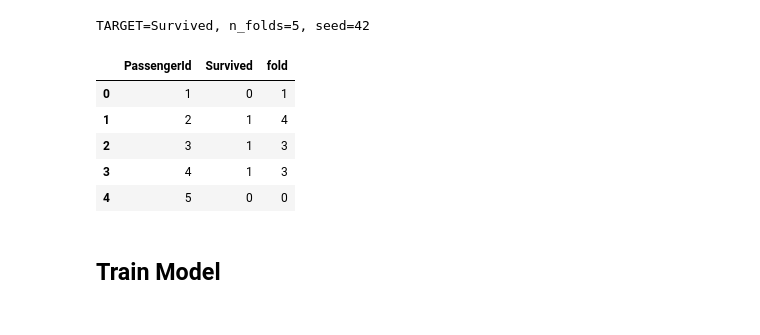
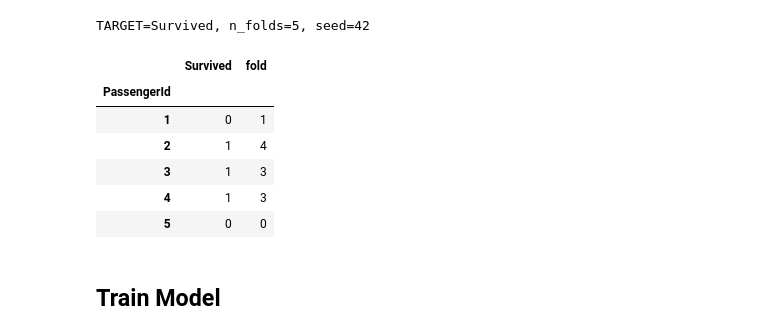
Before and after one commit to melling/ml-kaggle-titanic, a Jupyter notebook: titanic-xgb-lgbm-blend.ipynb, the cells around one changed output. Cells and saved outputs as stored; diff of their text form; code cells hidden in the pictures.

```diff
--- a/titanic-xgb-lgbm-blend.ipynb
+++ b/titanic-xgb-lgbm-blend.ipynb
@@ -367,12 +367,14 @@ train = create_folds(train, TARGET, Config.N_FOLDS)
 TARGET=Survived, n_folds=5, seed=42
 # %%
 submission_df = test[["PassengerId"]].copy()
-oof = train[["PassengerId", TARGET, "fold"]].reset_index(drop=True).copy()
+oof = train[["PassengerId", TARGET, "fold"]].copy().reset_index(drop=True).copy()
+oof.set_index("PassengerId", inplace=True)
 oof.head()
 # %% [output]
-|  | PassengerId | Survived | fold |
-| 0 | 1 | 0 | 1 |
-| 1 | 2 | 1 | 4 |
-| 2 | 3 | 1 | 3 |
-| 3 | 4 | 1 | 3 |
-| 4 | 5 | 0 | 0 |
+|  | Survived | fold |
+| PassengerId |  |  |
+| 1 | 0 | 1 |
+| 2 | 1 | 4 |
+| 3 | 1 | 3 |
+| 4 | 1 | 3 |
+| 5 | 0 | 0 |
```
Also changed, not shown: parts of 25 cells of this notebook.
